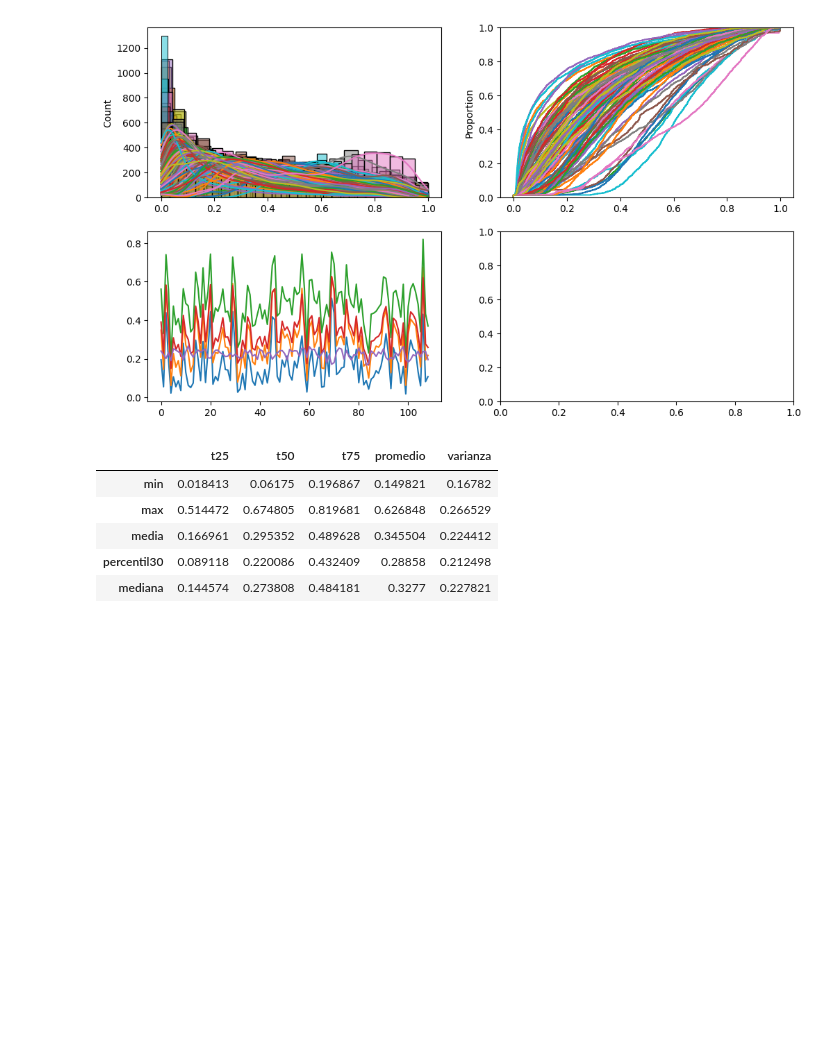
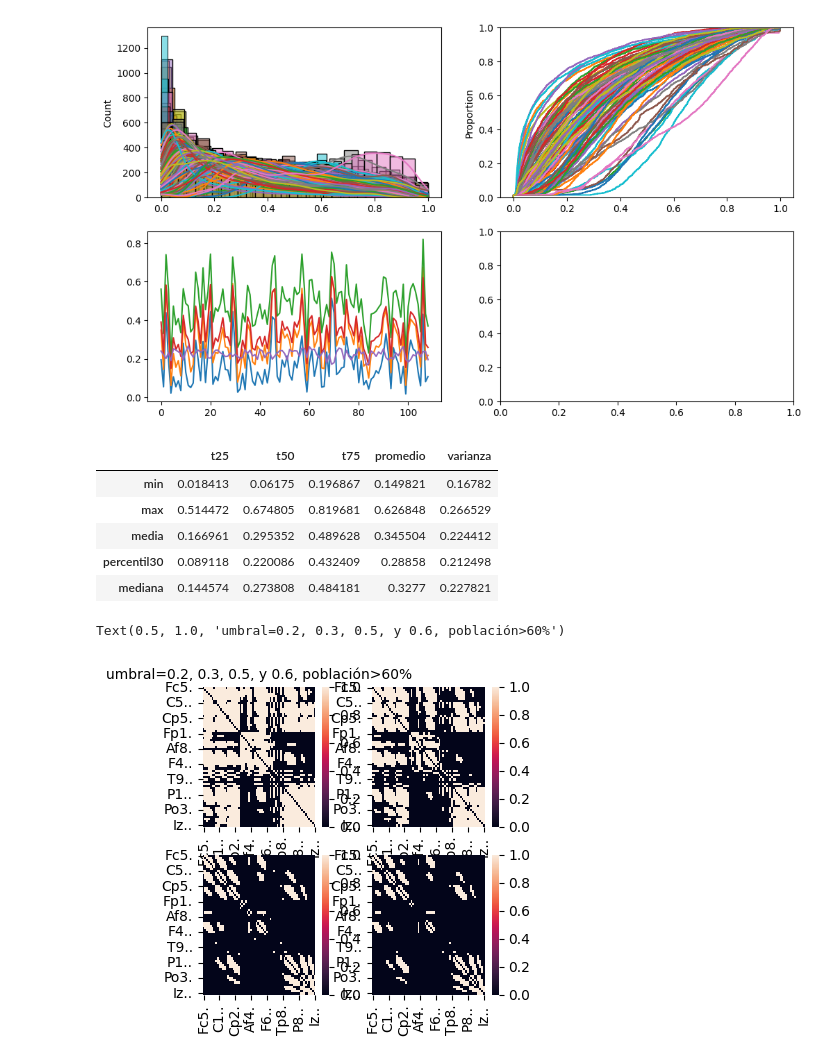
Before and after one commit to Fernando-JAL/Neurociencias-2026-1, a Jupyter notebook: S04_parciales/Parcial_3_profe.ipynb, the cells around one changed output. Saved outputs shown, nothing was run; the diff lists cells and outputs as text; code cells hidden in the pictures; blank space fills up the shorter version.

```diff
--- a/S04_parciales/Parcial_3_profe.ipynb
+++ b/S04_parciales/Parcial_3_profe.ipynb
@@ -46,19 +68,22 @@ ensayos3_dfs=[]
 for sujeto in ensayo3_d.keys():
     ensayos3_dfs.append(ensayo3_d[sujeto])
 # %%
+
+
 ##Filtrado de matrices, apilación
 umbral= 0.62
 porcentaje= 0.6 ##
-stack=np.stack([df.values for df in ensayos3_dfs]) ##esto solo apila
-above= stack> umbral
-N= len(ensayos3_dfs)
-contar= above.sum(axis=0) ##aquí estamos contando cuantos valores superan el umbral en cada celda
+def capsula (list_df, th, porcentaje_):
+    stack=np.stack([df.values for df in list_df]) ##esto solo apila
+    above= stack> th
+    N= len(list_df)
+    contar= above.sum(axis=0) ##aquí estamos contando cuantos valores superan el umbral en cada celda
 
-min_requerido= int(np.ceil(porcentaje*N))
-resultado_boleano= contar>= min_requerido
+    min_requerido= int(np.ceil(porcentaje_*N))
+    resultado_boleano= contar>= min_requerido
 
-result_df= pd.DataFrame(resultado_boleano, index=ensayos3_dfs[0].index, columns= ensayos3_dfs[0].columns).astype(int)
-print(result_df)
+    result_df= pd.DataFrame(resultado_boleano, index=list_df[0].index, columns= list_df[0].columns).astype(int)
+    return result_df
 #Con esto bastará con quedarnos con las celdas de abova que cumplan con el min requerido, para así tener el número de sujeto que superan el umbral.
 #esto dice: cada celca tendrá un 1 si al menos 60% de los sujetos cumplierón con el umbral, si la celca es 0, significa que menos del 60% de los sujetos
 #cumplierón con el umbral
@@ -146,0 +165,17 @@ data
+# %%
+##Mapas de calor con distintos umbral
+resultados1=capsula(ensayos3_dfs, 0.2, 0.6)
+resultados2=capsula(ensayos3_dfs, 0.3, 0.6)
+resultados3=capsula(ensayos3_dfs, 0.55, 0.6)
+resultados4=capsula(ensayos3_dfs, 0.6, 0.6)
+
+
+fig,axes= plt.subplots(2,2, figsize=(4,4))
+sns.heatmap(resultados1, ax=axes [0,0])
+sns.heatmap(resultados2, ax=axes [0,1])
+sns.heatmap(resultados3, ax=axes [1,0])
+sns.heatmap(resultados4, ax=axes [1,1])
+axes[0,0].set_title("umbral=0.2, 0.3, 0.5, y 0.6, población>60%", fontsize=10)
+# %% [output]
+Text(0.5, 1.0, 'umbral=0.2, 0.3, 0.5, y 0.6, población>60%')
+[figure, added]
```
Also changed, not shown: parts of 12 cells of this notebook.
